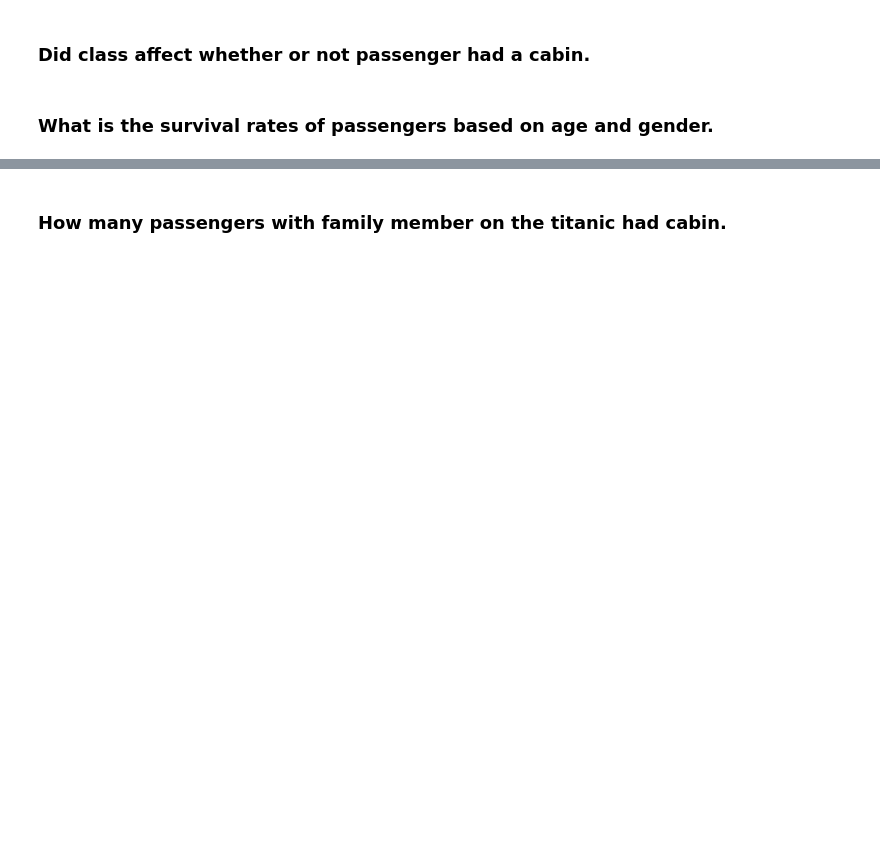
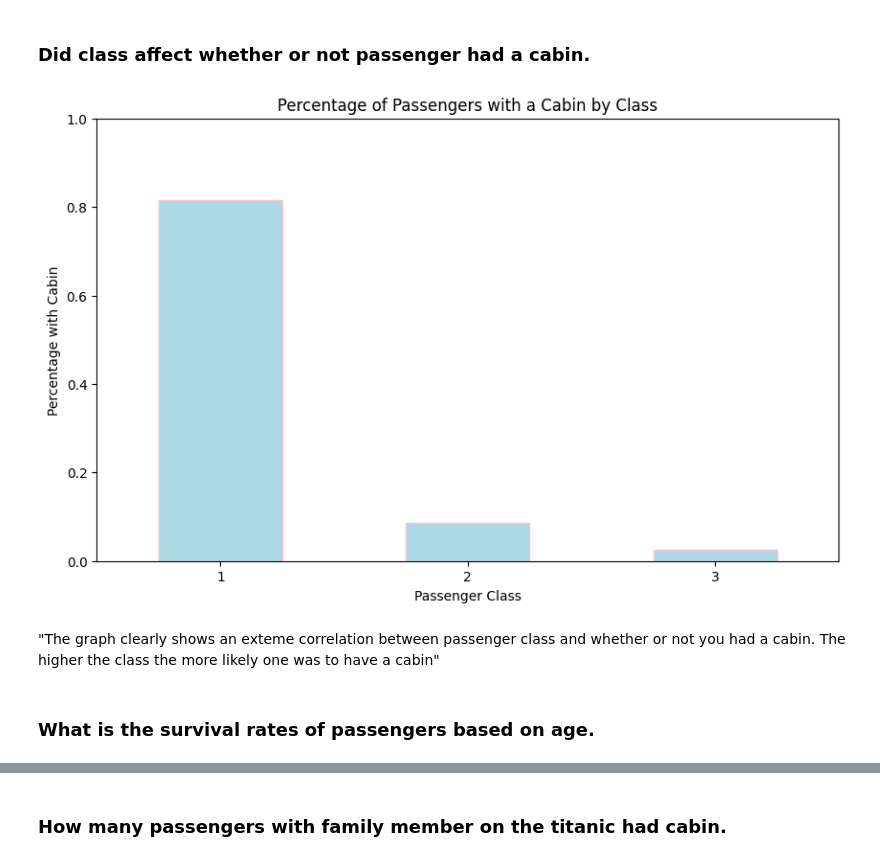
Before and after one commit to leidoe07/unit-3-data-science, a Jupyter notebook: 02_titanic.ipynb, the cells around one changed output, grey strips where cells are left out. Saved outputs shown, nothing was run; the diff lists cells and outputs as text; code cells hidden in the pictures; blank space fills up the shorter version.

Commit message:
have to refine

```diff
--- a/02_titanic.ipynb
+++ b/02_titanic.ipynb
@@ -29,4 +41,25 @@ plt.show()
 # %% [markdown]
  ### Did class affect whether or not passenger had a cabin.
+# %%
+data =titanic_df.Pclass
+
+courses = list(data.keys())
+
+
+
+class_cabin = titanic_df.groupby('Pclass')['Cabin'].apply(lambda x: x.notnull().mean())
+
+class_cabin.plot(kind='bar', color='lightgreen', edgecolor='pink',  figsize=(10, 6),facecolor='lightblue' )
+
+plt.title('Percentage of Passengers with a Cabin by Class')
+plt.xlabel('Passenger Class')
+plt.ylabel('Percentage with Cabin')
+plt.ylim(0, 1)
+plt.xticks(rotation=0)
+plt.show()
+# %% [output]
+[figure, added]
+# %% [markdown]
+"The graph clearly shows an exteme correlation between passenger class and whether or not you had a cabin. The higher the class the more likely one was to have a cabin"
 # %% [markdown]
-### What is the survival rates of passengers based on age and gender.
+### What is the survival rates of passengers based on age.
```
Also changed, not shown: parts of 8 cells of this notebook, 1 other file.
